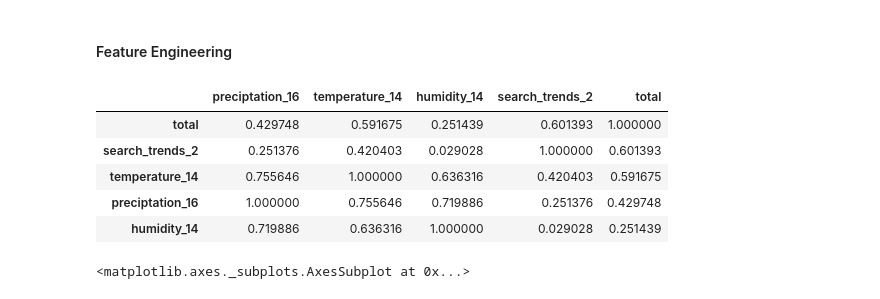
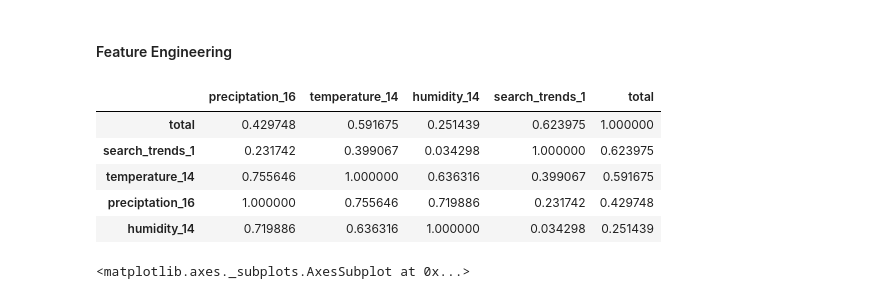
Before and after one commit to Joglas/data_mining_project, a Jupyter notebook: data_analysis_dengue_forecast.ipynb, the cells around one changed output. Drawn from its saved outputs; the diff is of its cells as text; code cells hidden in the pictures.

```diff
--- a/data_analysis_dengue_forecast.ipynb
+++ b/data_analysis_dengue_forecast.ipynb
@@ -243,34 +243,32 @@ df_correlations['total'] = complete_dataset['total_cases']
 # %%
 correlation_results =  df_correlations.corr().loc[['total']]
 
 # Getting the max correlations for each one of the calculated legs
 max_correlations = []
 
 preciptations_cols = [col for col in correlation_results if col.startswith('preciptation')]
 max_correlations.append (correlation_results[preciptations_cols].transpose().sort_values('total', ascending = False).head(1).index[0])
 
 temperature_cols = [col for col in correlation_results if col.startswith('temperature')]
 max_correlations.append (correlation_results[temperature_cols].transpose().sort_values('total', ascending = False).head(1).index[0])
 
 humidity_cols = [col for col in correlation_results if col.startswith('humidity')]
 max_correlations.append (correlation_results[humidity_cols].transpose().sort_values('total', ascending = False).head(1).index[0])
 
-#search_trends_cols = [col for col in correlation_results if col.startswith('search_trends')]
-#max_correlations.append (correlation_results[search_trends_cols].transpose().sort_values('total', ascending = False).head(1).index[0])
-
-max_correlations.append ('search_trends_2')
+search_trends_cols = [col for col in correlation_results if col.startswith('search_trends')]
+max_correlations.append (correlation_results[search_trends_cols].transpose().sort_values('total', ascending = False).head(1).index[0])
 
 #features with the highest correlations
 max_correlations.append('total')
 
 df_correlations[max_correlations].corr().sort_values('total', ascending=False)
 # %% [output]
-|  | preciptation_16 | temperature_14 | humidity_14 | search_trends_2 | total |
-| total | 0.429748 | 0.591675 | 0.251439 | 0.601393 | 1.000000 |
-| search_trends_2 | 0.251376 | 0.420403 | 0.029028 | 1.000000 | 0.601393 |
-| temperature_14 | 0.755646 | 1.000000 | 0.636316 | 0.420403 | 0.591675 |
-| preciptation_16 | 1.000000 | 0.755646 | 0.719886 | 0.251376 | 0.429748 |
-| humidity_14 | 0.719886 | 0.636316 | 1.000000 | 0.029028 | 0.251439 |
+|  | preciptation_16 | temperature_14 | humidity_14 | search_trends_1 | total |
+| total | 0.429748 | 0.591675 | 0.251439 | 0.623975 | 1.000000 |
+| search_trends_1 | 0.231742 | 0.399067 | 0.034298 | 1.000000 | 0.623975 |
+| temperature_14 | 0.755646 | 1.000000 | 0.636316 | 0.399067 | 0.591675 |
+| preciptation_16 | 1.000000 | 0.755646 | 0.719886 | 0.231742 | 0.429748 |
+| humidity_14 | 0.719886 | 0.636316 | 1.000000 | 0.034298 | 0.251439 |
 # %%
 import seaborn as sns
 import matplotlib.pyplot as plt
```
Also changed, not shown: parts of 5 cells of this notebook, 3 other files.
